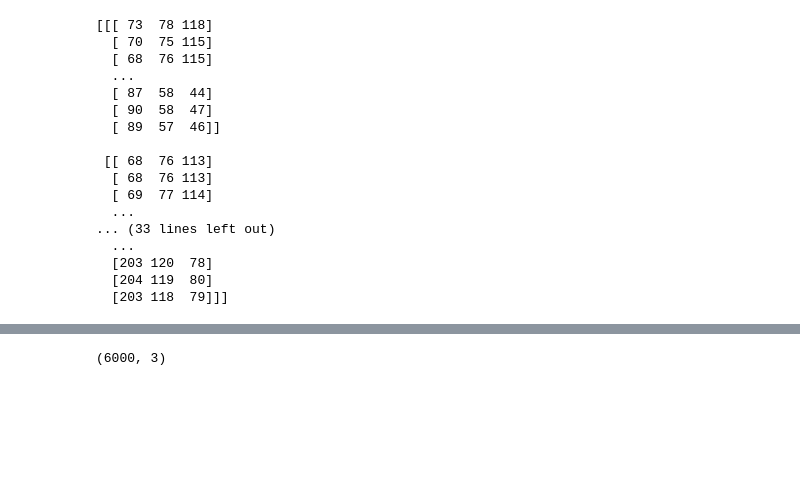
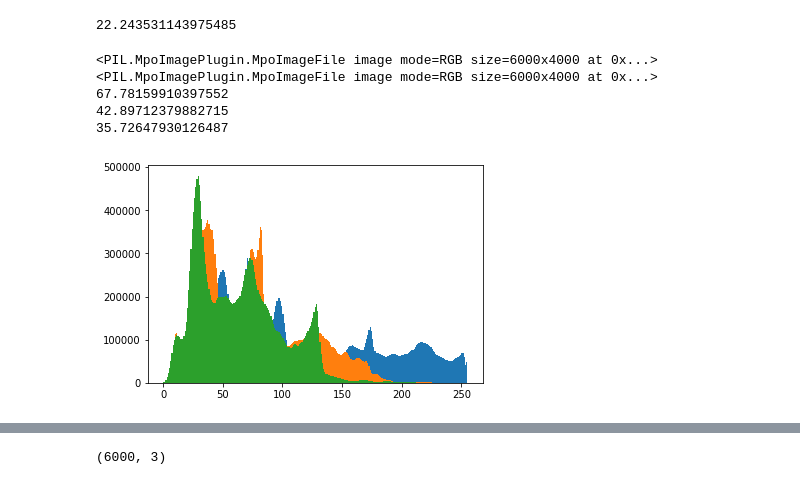
Before and after one commit to vc64/pylapse, a Jupyter notebook: imageedit.ipynb, the cells around one changed output, grey strips where cells are left out. Drawn from its saved outputs; the diff is of its cells as text; code cells hidden in the pictures; blank space fills up the shorter version.

```diff
--- a/imageedit.ipynb
+++ b/imageedit.ipynb
@@ -35,25 +35,14 @@ img = Image.open("images/exp0.jpg")
 # imgmix = Image.open("images/DSC_0018.jpg")
 # %%
 imgarr = np.asarray(img)
-print(imgarr)
+imgavg = []
+pmeans(imgarr, imgavg)
+
+np.array(imgavg).std()
+
+# std(imgavg)
 # %% [output]
-[[[ 73  78 118]
-  [ 70  75 115]
-  [ 68  76 115]
-  ...
-  [ 87  58  44]
-  [ 90  58  47]
-  [ 89  57  46]]
-
- [[ 68  76 113]
-  [ 68  76 113]
-  [ 69  77 114]
-  ...
-... (33 lines left out)
-  ...
-  [203 120  78]
-  [204 119  80]
-  [203 118  79]]]
+22.243531143975485
 # %%
 class imgArray():
     def __init__(self, image):
@@ -61,7 +50,7 @@ class imgArray():
         print(self.img)
 
         self.array = np.asarray(self.img)
-        self.avg = []
+#         self.avg = []
 
         self.rgb()
 
@@ -169,6 +158,15 @@ class imgArray():
     def get_std(self):
         return np.std(self.red)
 
+    def get_red(self):
+        return self.red
+
+    def get_green(self):
+        return self.green
+
+    def get_blue(self):
+        return self.blue
+
 #         arrlen = len(self.red)
 #         arrsum = sum(self.array)
 
@@ -179,3 +177,22 @@ class imgArray():
 #         arraystd = sum(arrdev) / len(arrdev)
 
 #         return arraystd
+# %%
+test = imgArray(images[0])
+test2 = imgArray(images[2])
+
+# test.red.shape
+
+print(test.red.reshape((1, 24000000)).std())
+print(test.green.reshape((1, 24000000)).std())
+print(test.blue.reshape((1, 24000000)).std())
+# %% [output]
+<PIL.MpoImagePlugin.MpoImageFile image mode=RGB size=6000x4000 at 0x...>
+<PIL.MpoImagePlugin.MpoImageFile image mode=RGB size=6000x4000 at 0x...>
+67.78159910397552
+42.89712379882715
+35.72647930126487
+# %%
+test.hist()
+# %% [output]
+[figure, added]
```
Also changed, not shown: parts of 5 cells of this notebook.
